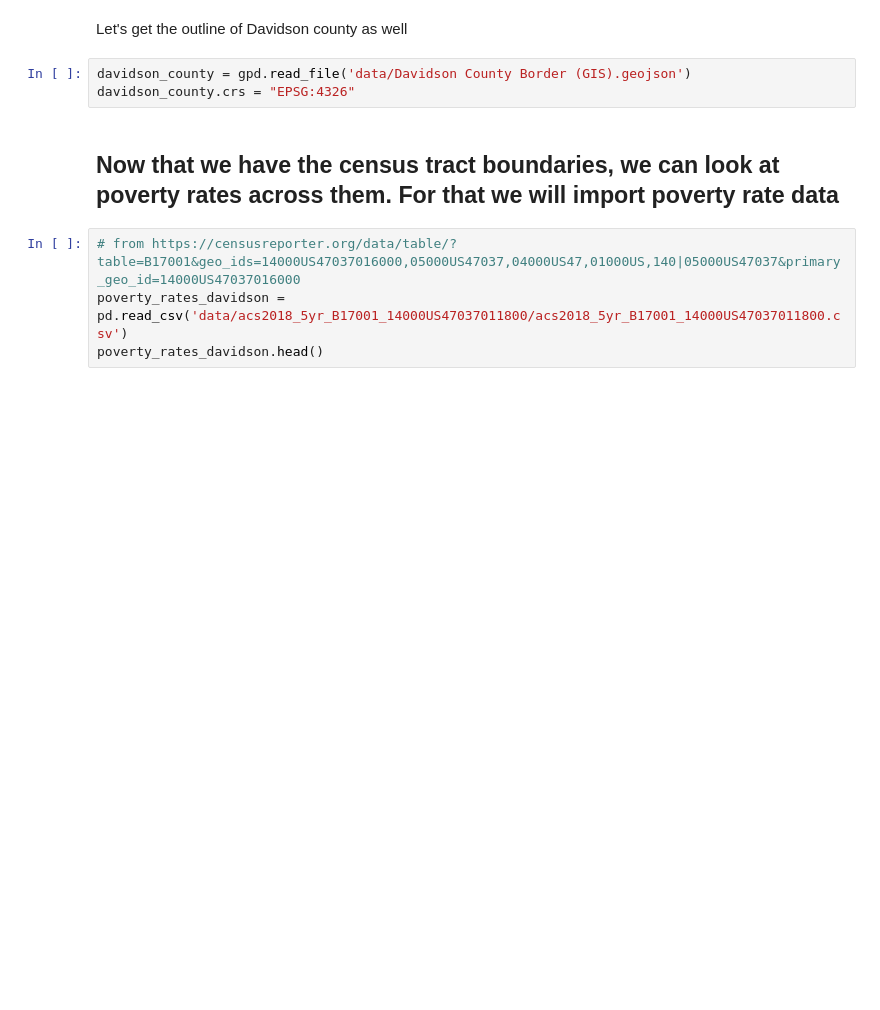
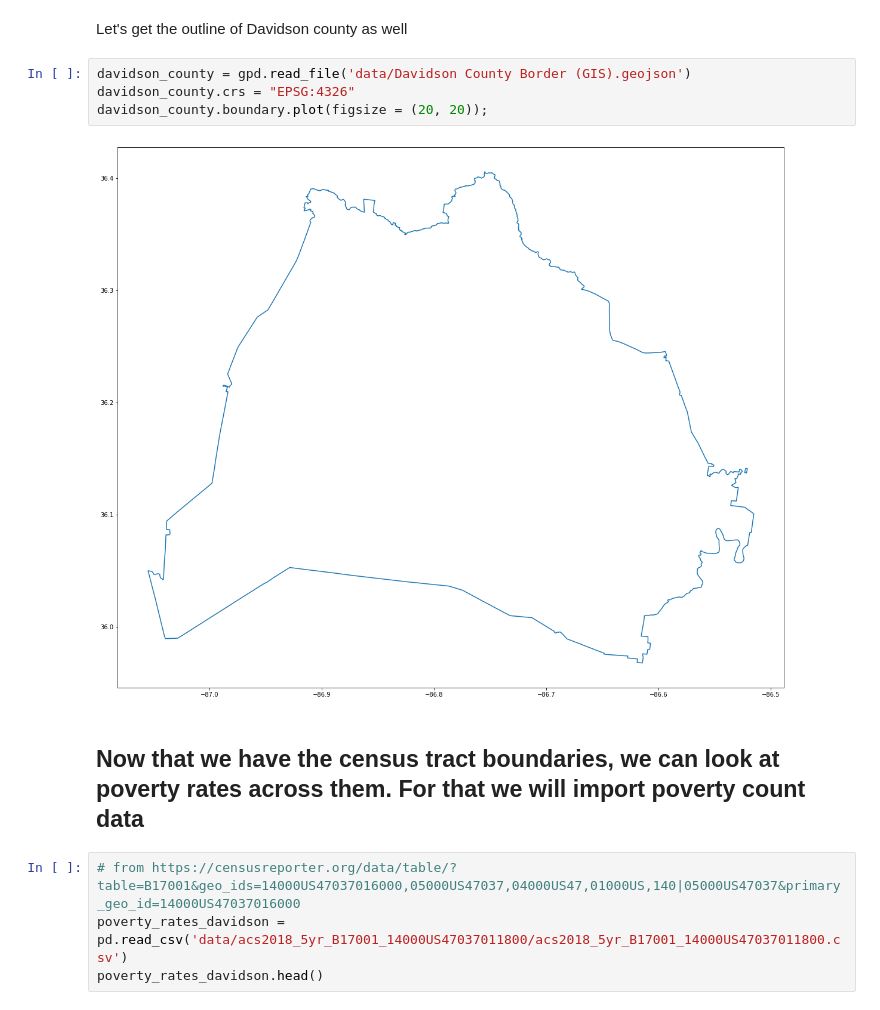
Before and after one commit to raom1/nashville-food-deserts, a Jupyter notebook: Nashville_food_deserts.ipynb, the cells around one changed output. Saved outputs shown, nothing was run; the diff lists cells and outputs as text; blank space fills up the shorter version.

```diff
--- a/Nashville_food_deserts.ipynb
+++ b/Nashville_food_deserts.ipynb
@@ -147,8 +154,11 @@ Let's get the outline of Davidson county as well
 # %%
 davidson_county = gpd.read_file('data/Davidson County Border (GIS).geojson')
 davidson_county.crs = "EPSG:4326"
+davidson_county.boundary.plot(figsize = (20, 20));
+# %% [output]
+[figure, added]
 # %% [markdown]
-## Now that we have the census tract boundaries, we can look at poverty rates across them. For that we will import poverty rate data
+## Now that we have the census tract boundaries, we can look at poverty rates across them. For that we will import poverty count data
 # %%
 # from https://censusreporter.org/data/table/?table=B17001&geo_ids=14000US47037016000,05000US47037,04000US47,01000US,140|05000US47037&primary_geo_id=14000US47037016000
 poverty_rates_davidson = pd.read_csv('data/acs2018_5yr_B17001_14000US47037011800/acs2018_5yr_B17001_14000US47037011800.csv')
```
Also changed, not shown: parts of 59 cells of this notebook.
